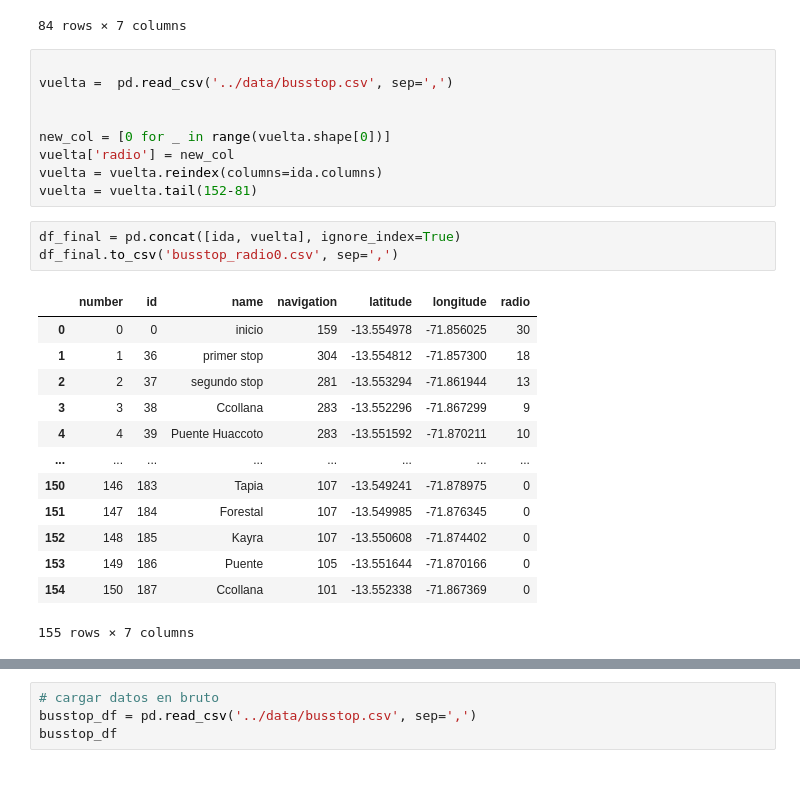
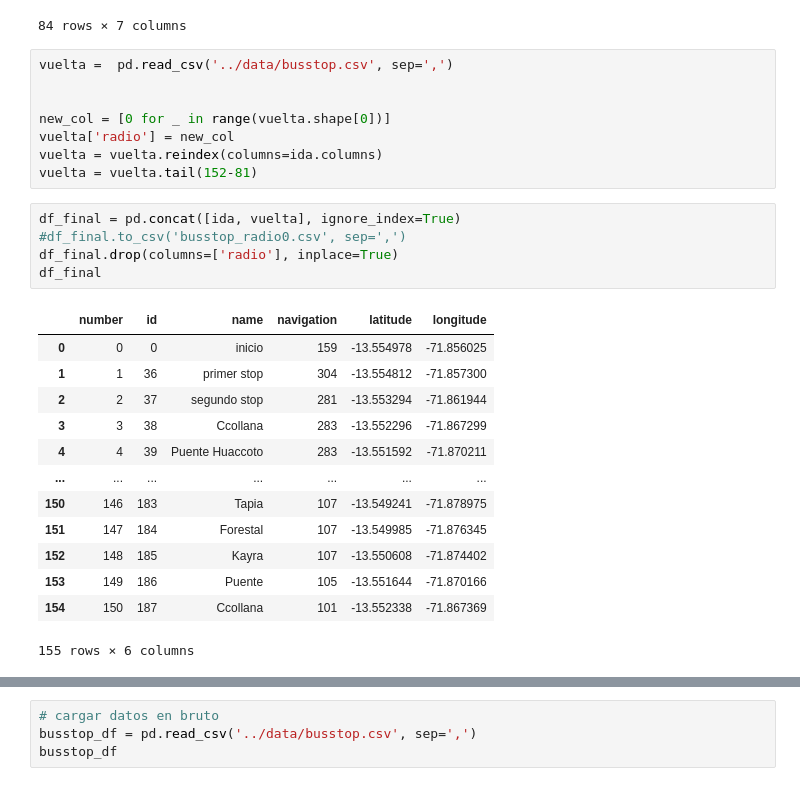
Before and after one commit to etson32/TravelTimePrediction-Cusco, a Jupyter notebook: code/1-generar_dataset.ipynb, the cells around one changed output, grey strips where cells are left out. Drawn from its saved outputs; the diff is of its cells as text.

```diff
--- a/code/1-generar_dataset.ipynb
+++ b/code/1-generar_dataset.ipynb
@@ -18,7 +27,6 @@ ida
 | 83 | 83 | 118 | Sexto | 53 | -13.551707 | -71.990950 | 10 |
 84 rows × 7 columns
 # %%
-
 vuelta =  pd.read_csv('../data/busstop.csv', sep=',')
 
 
@@ -28,18 +36,20 @@ vuelta = vuelta.reindex(columns=ida.columns)
 vuelta = vuelta.tail(152-81)
 # %%
 df_final = pd.concat([ida, vuelta], ignore_index=True)
-df_final.to_csv('busstop_radio0.csv', sep=',')
+#df_final.to_csv('busstop_radio0.csv', sep=',')
+df_final.drop(columns=['radio'], inplace=True)
+df_final
 # %% [output]
-|  | number | id | name | navigation | latitude | longitude | radio |
-| 0 | 0 | 0 | inicio | 159 | -13.554978 | -71.856025 | 30 |
-| 1 | 1 | 36 | primer stop | 304 | -13.554812 | -71.857300 | 18 |
-| 2 | 2 | 37 | segundo stop | 281 | -13.553294 | -71.861944 | 13 |
-| 3 | 3 | 38 | Ccollana | 283 | -13.552296 | -71.867299 | 9 |
-| 4 | 4 | 39 | Puente Huaccoto | 283 | -13.551592 | -71.870211 | 10 |
-| ... | ... | ... | ... | ... | ... | ... | ... |
-| 150 | 146 | 183 | Tapia | 107 | -13.549241 | -71.878975 | 0 |
-| 151 | 147 | 184 | Forestal | 107 | -13.549985 | -71.876345 | 0 |
-| 152 | 148 | 185 | Kayra | 107 | -13.550608 | -71.874402 | 0 |
-| 153 | 149 | 186 | Puente | 105 | -13.551644 | -71.870166 | 0 |
-| 154 | 150 | 187 | Ccollana | 101 | -13.552338 | -71.867369 | 0 |
+|  | number | id | name | navigation | latitude | longitude |
+| 0 | 0 | 0 | inicio | 159 | -13.554978 | -71.856025 |
+| 1 | 1 | 36 | primer stop | 304 | -13.554812 | -71.857300 |
+| 2 | 2 | 37 | segundo stop | 281 | -13.553294 | -71.861944 |
+| 3 | 3 | 38 | Ccollana | 283 | -13.552296 | -71.867299 |
+| 4 | 4 | 39 | Puente Huaccoto | 283 | -13.551592 | -71.870211 |
+| ... | ... | ... | ... | ... | ... | ... |
+| 150 | 146 | 183 | Tapia | 107 | -13.549241 | -71.878975 |
+| 151 | 147 | 184 | Forestal | 107 | -13.549985 | -71.876345 |
+| 152 | 148 | 185 | Kayra | 107 | -13.550608 | -71.874402 |
+| 153 | 149 | 186 | Puente | 105 | -13.551644 | -71.870166 |
+| 154 | 150 | 187 | Ccollana | 101 | -13.552338 | -71.867369 |
-155 rows × 7 columns
+155 rows × 6 columns
```
Also changed, not shown: parts of 17 cells of this notebook, 2 other files.
